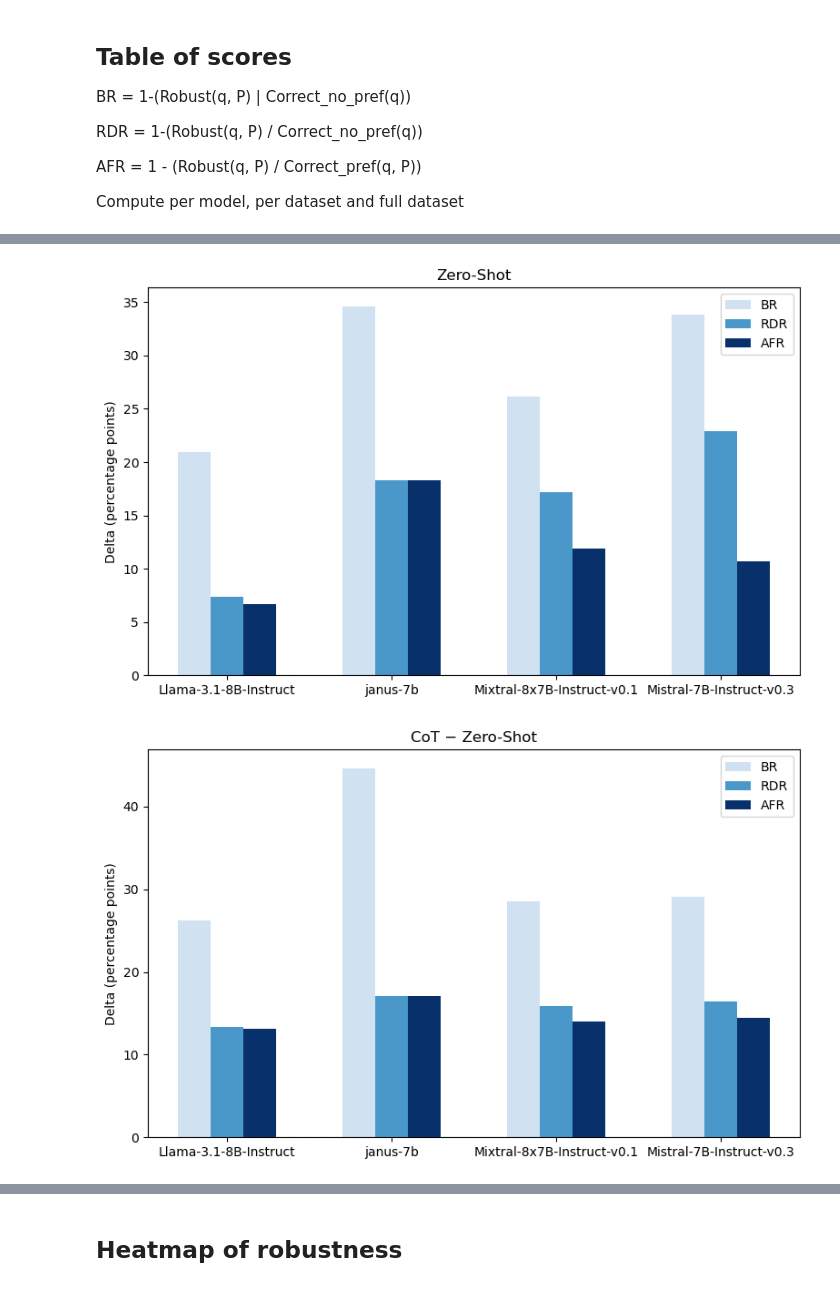
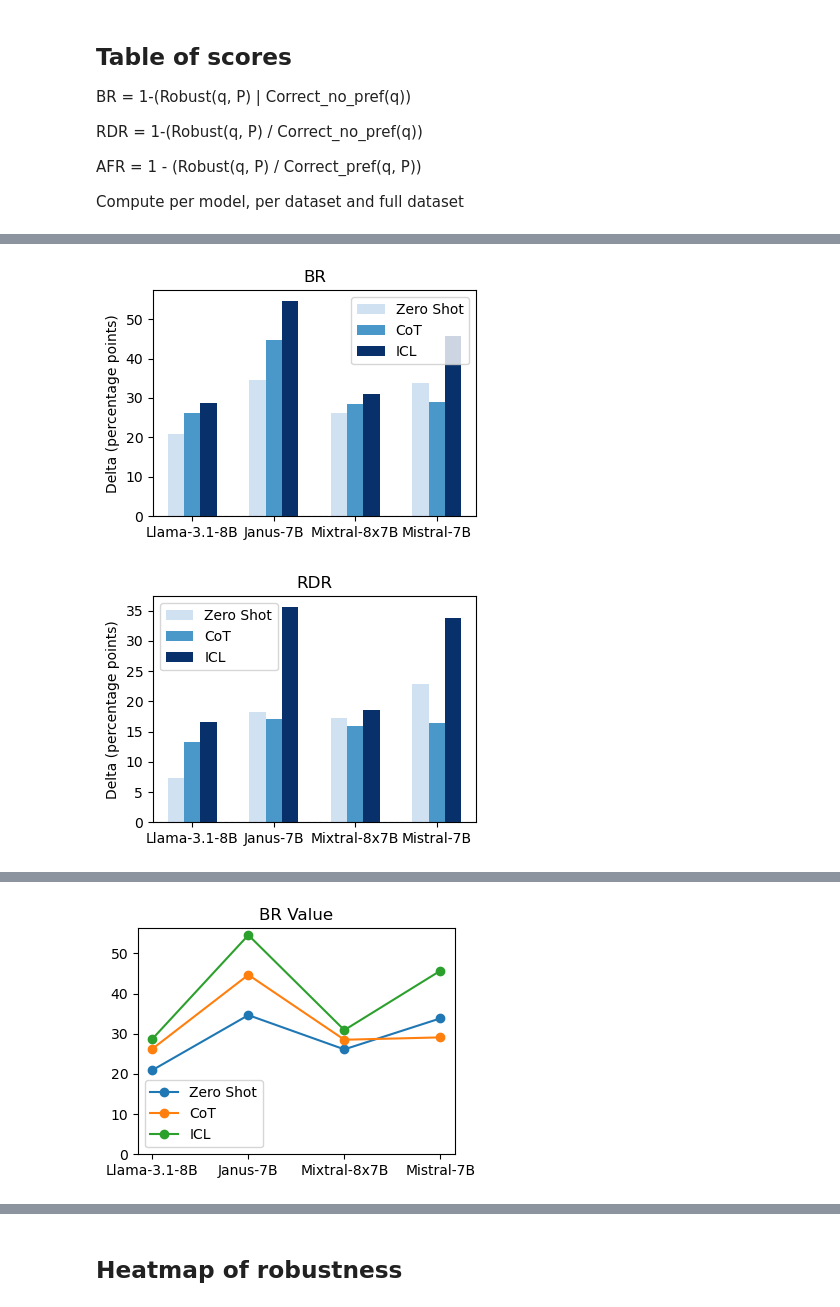
Before and after one commit to chimaobi-okite/pref_aligner, a Jupyter notebook: process_results.ipynb, the cells around one changed output, grey strips where cells are left out. Saved outputs shown, nothing was run; the diff lists cells and outputs as text; code cells hidden in the pictures.

Commit message:
added results plot for new metrics

```diff
--- a/process_results.ipynb
+++ b/process_results.ipynb
@@ -20,6 +20,13 @@ MODELS_FULL = [
 ]
 # Process model names
 MODELS = [model.split("/")[-1] for model in MODELS_FULL]
+MODELS_SHORT = [
+    "Llama-3.1-8B",
+    "Janus-7B",
+    "Mixtral-8x7B",
+    # "Llama-3.3-70B",
+    "Mistral-7B",
+]
 
 # Prompt methods to process
 PROMPT_METHODS = ["cot", "direct", "icl"]
@@ -139,16 +146,17 @@ for method, model, full_dataset_path in valid_combinations:
             br = BR(dataset_df) * 100.
             rdr = RDR(dataset_df) * 100.
             afr = AFR(dataset_df) * 100.
-            # print(f"& {br:.1f}\% & {rdr:.1f}\% & {afr:.1f}\% ", end="")
-            print(f"-{dataset} BR={br:.1f}, RDR={rdr:.1f},  AFR={afr:.1f}")
+            print(f"& {br:.1f}\% & {rdr:.1f}\% & {afr:.1f}\% ", end="")
+            # print(f"-{dataset} BR={br:.1f}, RDR={rdr:.1f},  AFR={afr:.1f}")
 
         # Calculate metrics
         br = BR(full_df) * 100.
         rdr = RDR(full_df) * 100.
         afr = AFR(full_df) * 100.
-        print(f"- full, BR={br:.1f}, RDR={rdr:.1f},  AFR={afr:.1f}")
+        print(f"& {br:.1f}\% & {rdr:.1f}\% & {afr:.1f}\% ", end="")
+        # print(f"- full, BR={br:.1f}, RDR={rdr:.1f},  AFR={afr:.1f}")
         full_metrics[(method, model)] = np.array([br, rdr, afr])
-
+    print("")
 
 import matplotlib.pyplot as plt
 zero_shot_perf = np.stack([full_metrics[("direct", model)] for model in MODELS], axis=0)
@@ -166,28 +174,30 @@ delta_icl = icl_perf
 #    delta_icl (4×3)   := ICL − zero‐shot deltas
 
 # 1. Define your metrics and colormap
-all_categories = ["BR", "RDR", "AFR"]
+# all_categories = ["BR", "RDR", "AFR"]
+
+prompt_methods_show = ["Zero Shot", "CoT", "ICL"]
 cmap = plt.cm.Blues
-colors = cmap(np.linspace(0.2, 1, len(all_categories)))
-color_mapping = dict(zip(all_categories, colors))
+colors = cmap(np.linspace(0.2, 1, len(prompt_methods_show)))
+color_mapping = dict(zip(prompt_methods_show, colors))
 
 # 2. Revised plotting function
 def plot_delta(delta_array, title):
     x = np.arange(len(MODELS))
     width = 0.2
 
-    fig, ax = plt.subplots(figsize=(8, 5))
-    for i, metric in enumerate(all_categories):
+    fig, ax = plt.subplots(figsize=(4,3))
+    for i, method in enumerate(prompt_methods_show):
         ax.bar(
             x + (i - 1) * width,
             delta_array[:, i],
             width,
-            label=metric,
-            color=color_mapping[metric]
+            label=prompt_methods_show[i],
+            color=color_mapping[method]
         )
 
     ax.set_xticks(x)
-    ax.set_xticklabels(MODELS)
+    ax.set_xticklabels(MODELS_SHORT)
     ax.set_ylabel("Delta (percentage points)")
     ax.set_title(title)
     ax.axhline(0, color="gray", linewidth=0.8, linestyle="--")
@@ -195,11 +205,42 @@ def plot_delta(delta_array, title):
     ax.legend()
 
     plt.tight_layout()
-    plt.show()
+    plt.savefig(os.path.join(stats_folder, "bar_plot_metrics_"+title+".pdf"))
+
+all_matr = [zero_shot_perf, delta_cot, delta_icl]
+br_perf = np.stack([arr[:,0] for arr in all_matr], axis=1)
+rdr_perf = np.stack([arr[:,1] for arr in all_matr], axis=1)
+afr_perf = np.stack([arr[:,2] for arr in all_matr], axis=1)
+
 
 # 3. Draw your two plots
-plot_delta(zero_shot_perf, "Zero-Shot")
-plot_delta(delta_cot, "CoT − Zero-Shot")
-plot_delta(delta_icl, "ICL − Zero-Shot")
+# plot_delta(zero_shot_perf, "Zero-Shot")
+# plot_delta(delta_cot, "CoT")
+# plot_delta(delta_icl, "ICL")
+
+plot_delta(br_perf, "BR")
+plot_delta(rdr_perf, "RDR")
+plot_delta(afr_perf, "AFR")
+
+def plot_metrics_line(metric_array, metric):
+    # For each prompt method, extract the accuracy values across models and plot them.
+    # Create a new figure for the line plot.
+    fig, ax = plt.subplots(figsize=(4,3))
+    # metric_name = ["BR", "RDR", "AFR"]
+    method_name = ["Zero Shot", "CoT", "ICL"]
+    # Create the line graph with markers.
+    ax.plot(MODELS_SHORT, metric_array[:,0], marker='o', label=method_name[0])
+    ax.plot(MODELS_SHORT, metric_array[:,1], marker='o', label=method_name[1])
+    ax.plot(MODELS_SHORT, metric_array[:,2], marker='o', label=method_name[2])
+
+    ax.legend()
+    ax.set_ylim(0)
+    plt.title(metric+" Value")
+    plt.tight_layout()
+    plt.savefig(os.path.join(stats_folder, "line_plot_"+metric+".pdf"))
+
+plot_metrics_line(br_perf, "BR")
+plot_metrics_line(rdr_perf, "RDR")
+plot_metrics_line(afr_perf, "AFR")
 # %% [output]
 cot, Llama-3.1-8B-Instruct -->
@@ -222,2 +263,2 @@ cot, Mixtral-8x7B-Instruct-v0.1 -->
-[figure, old version]
+[figure, new version]
-[figure, old version]
+[figure, new version]
@@ -224,0 +266 @@ cot, Mixtral-8x7B-Instruct-v0.1 -->
+[figure, added]
```
Also changed, not shown: parts of 2 cells of this notebook, 6 other files.
